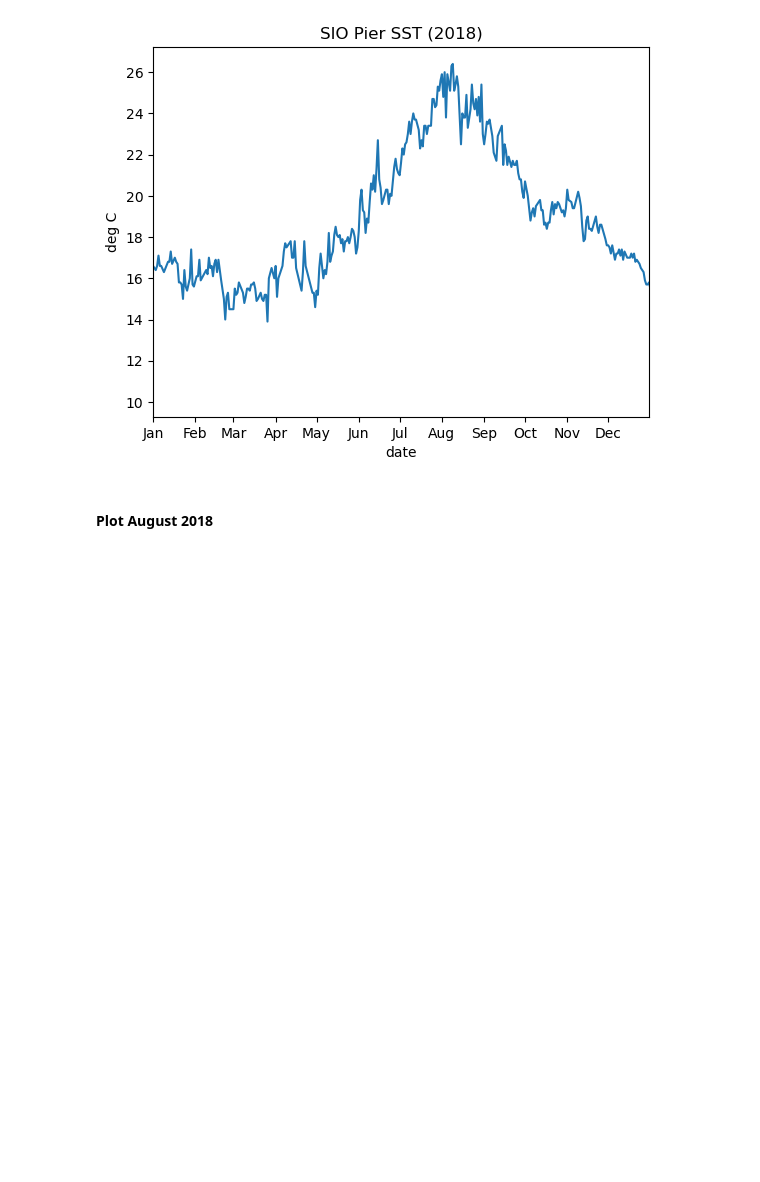
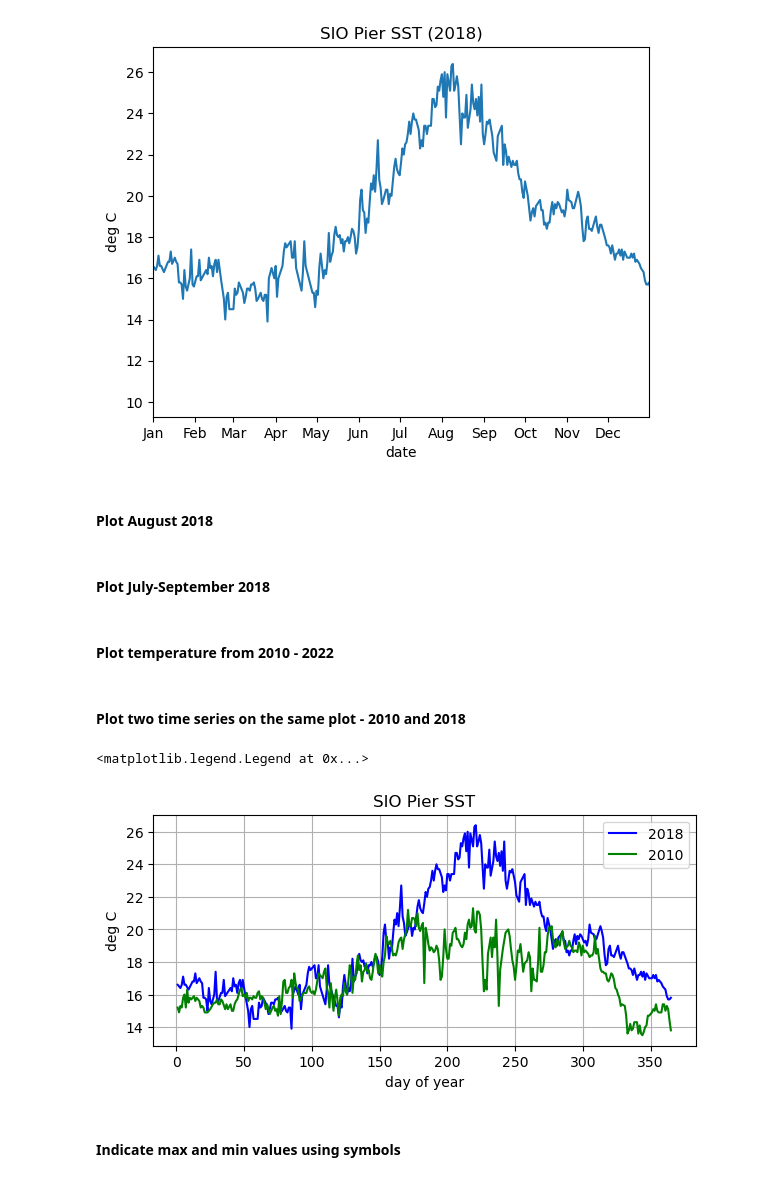
Before and after one commit to isidora-rojas/SIO175_DataAnalysis, a Jupyter notebook: Module_1/Demo1.ipynb, the cells around one changed output. Saved outputs shown, nothing was run; the diff lists cells and outputs as text; code cells hidden in the pictures; blank space fills up the shorter version.

```diff
--- a/Module_1/Demo1.ipynb
+++ b/Module_1/Demo1.ipynb
@@ -304,3 +305,28 @@ Text(0.5, 1.0, 'SIO Pier SST (2018)')
 [figure]
 # %% [markdown]
 #### Plot August 2018
+# %% [markdown]
+#### Plot July-September 2018
+# %% [markdown]
+#### Plot temperature from 2010 - 2022
+# %% [markdown]
+#### Plot two time series on the same plot - 2010 and 2018
+# %%
+df_2018 = df[df['year'] == 2018]
+df_2010 = df[df['year'] == 2010]
+
+fig, ax = plt.subplots(figsize=(7,3))
+
+ax.plot(df_2018.index.dayofyear, df_2018['T'], color='blue', label = '2018')
+ax.plot(df_2010.index.dayofyear, df_2010['T'], color = 'green', label = '2010')
+
+ax.set_xlabel('day of year')
+ax.set_ylabel('deg C')
+ax.set_title('SIO Pier SST')
+ax.grid(True)
+ax.legend()
+# %% [output]
+<matplotlib.legend.Legend at 0x...>
+[figure, added]
+# %% [markdown]
+#### Indicate max and min values using symbols
```
Also changed, not shown: parts of 4 cells of this notebook.
